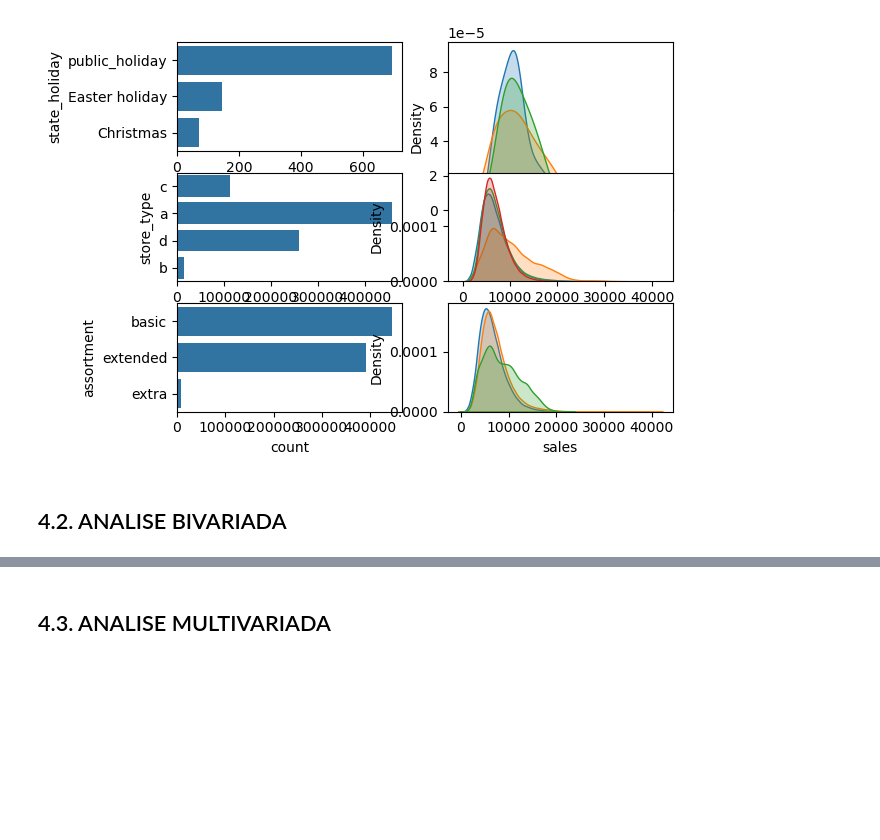
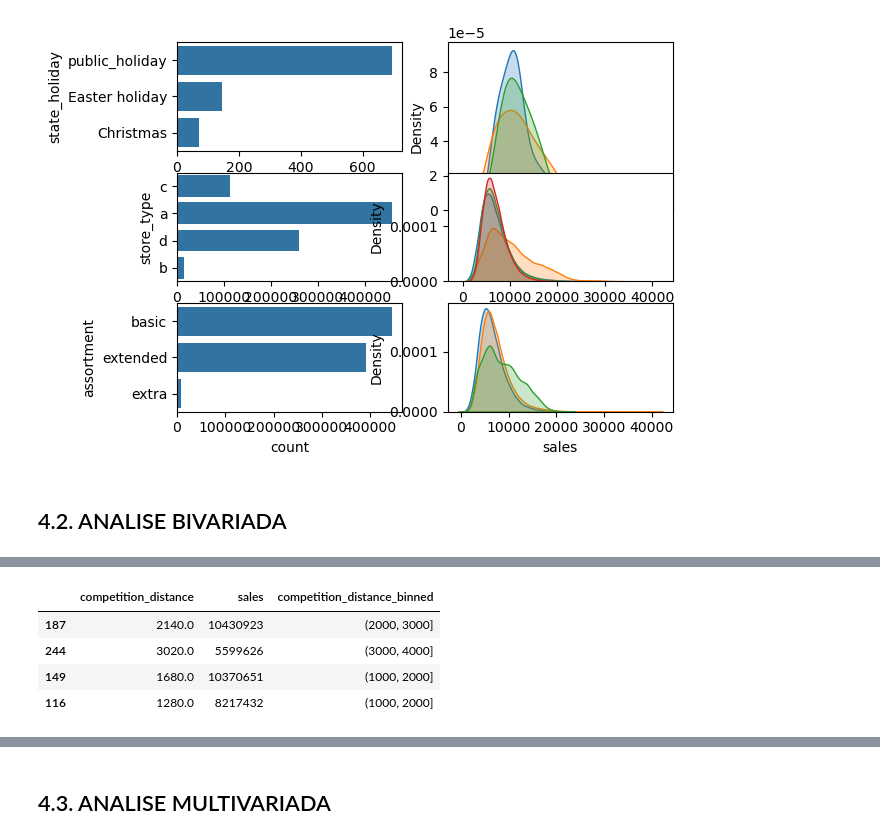
Before and after one commit to lucasleal7/ds_em_producao, a Jupyter notebook: m04_v01_store_sales_prediction.ipynb, the cells around one changed output, grey strips where cells are left out. Cells and saved outputs as stored; diff of their text form; code cells hidden in the pictures; blank space fills up the shorter version.

```diff
--- a/m04_v01_store_sales_prediction.ipynb
+++ b/m04_v01_store_sales_prediction.ipynb
@@ -393,0 +448,8 @@ sns.kdeplot(df4[df4['assortment']=='extra']['sales'],label="extra", fill=True )
+# %%
+aux1.sample(4)
+# %% [output]
+|  | competition_distance | sales | competition_distance_binned |
+| 187 | 2140.0 | 10430923 | (2000, 3000] |
+| 244 | 3020.0 | 5599626 | (3000, 4000] |
+| 149 | 1680.0 | 10370651 | (1000, 2000] |
+| 116 | 1280.0 | 8217432 | (1000, 2000] |
```
Also changed, not shown: parts of 6 cells of this notebook.
